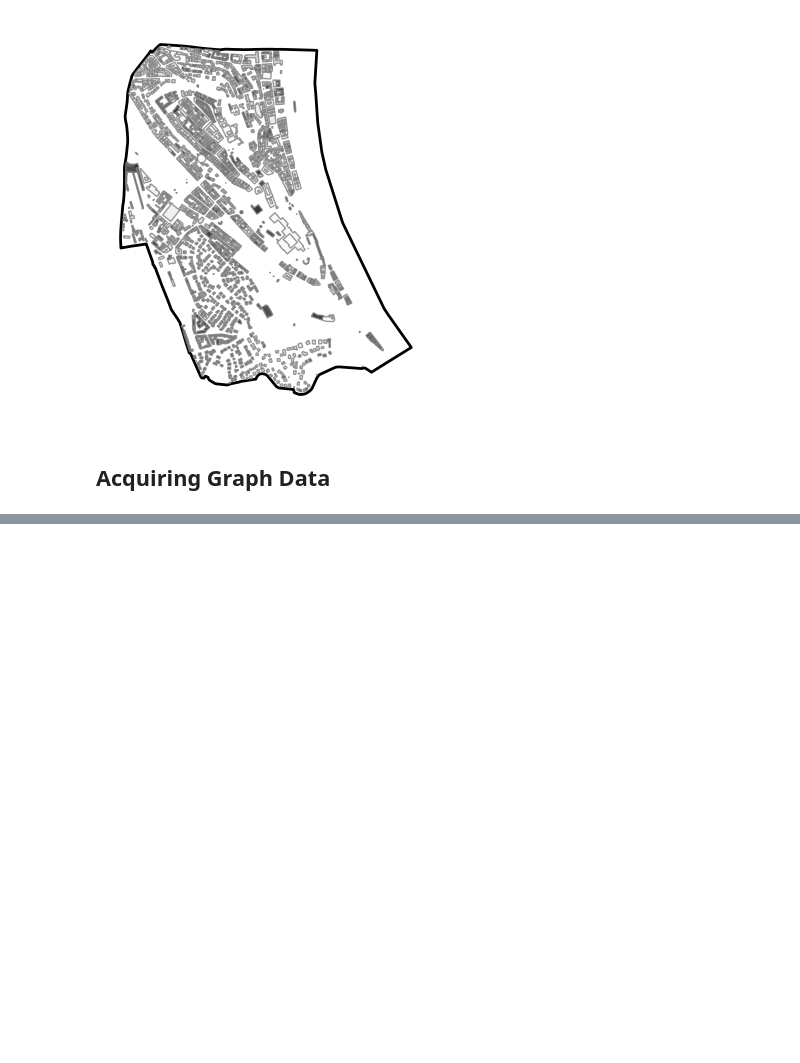
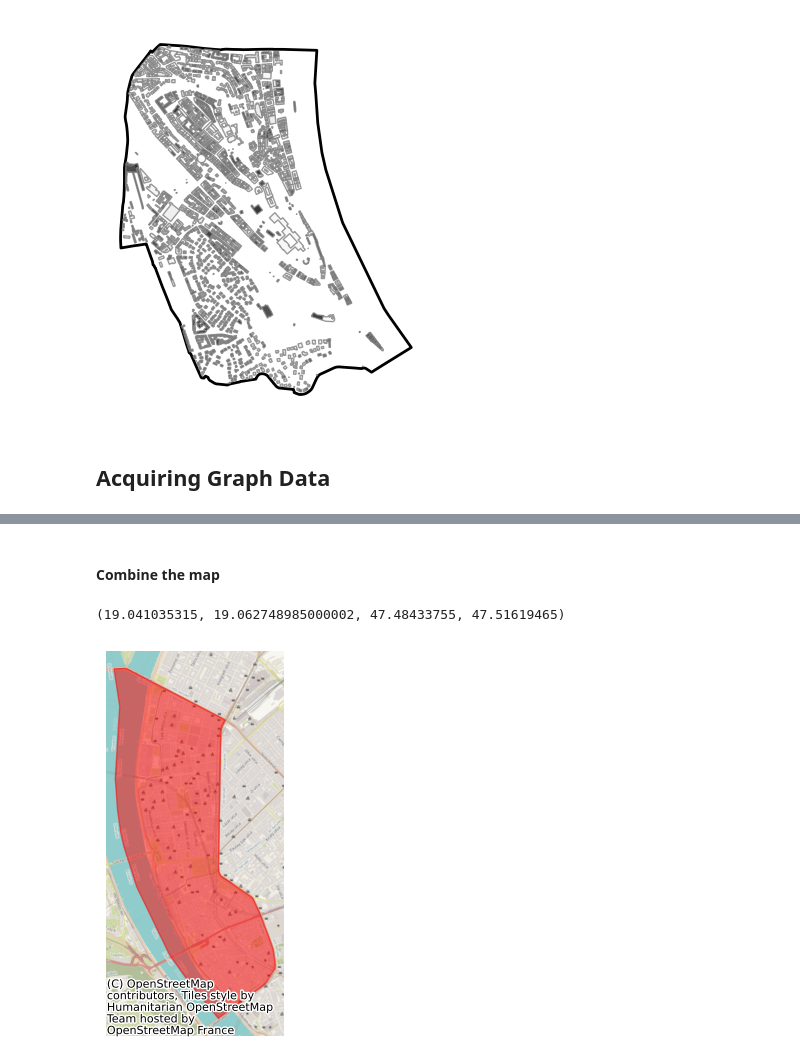
Before and after one commit to Meowplp/Urban-analytics-learning, a Jupyter notebook: Urban.ipynb, the cells around one changed output, grey strips where cells are left out. Cells and saved outputs as stored; diff of their text form; code cells hidden in the pictures; blank space fills up the shorter version.

```diff
--- a/Urban.ipynb
+++ b/Urban.ipynb
@@ -540,0 +753,18 @@ TypeError: IndexOpsMixin.tolist() takes 1 positional argument but 2 were given
+# %% [markdown]
+#### Combine the map
+# %%
+f, ax = plt.subplots(1,1, figsize=(5,5))
+
+# admin_city.plot(ax=ax, color='none', edgecolor='k',linewidth=1.5)
+# # Comment this above line to have the closer look
+
+admin_district.plot(ax=ax, color='red', alpha = 0.5)
+admin_district.plot(ax=ax, color = 'none', edgecolor='r',alpha=0.5)
+
+# add base map
+ctx.add_basemap(ax, crs = admin_city.crs, url = ctx.providers.Esri.WorldTopoMap)
+
+ax.axis('off')
+# %% [output]
+(19.041035315, 19.062748985000002, 47.48433755, 47.51619465)
+[figure, added]
```
Also changed, not shown: parts of 46 cells of this notebook, 11 other files.
